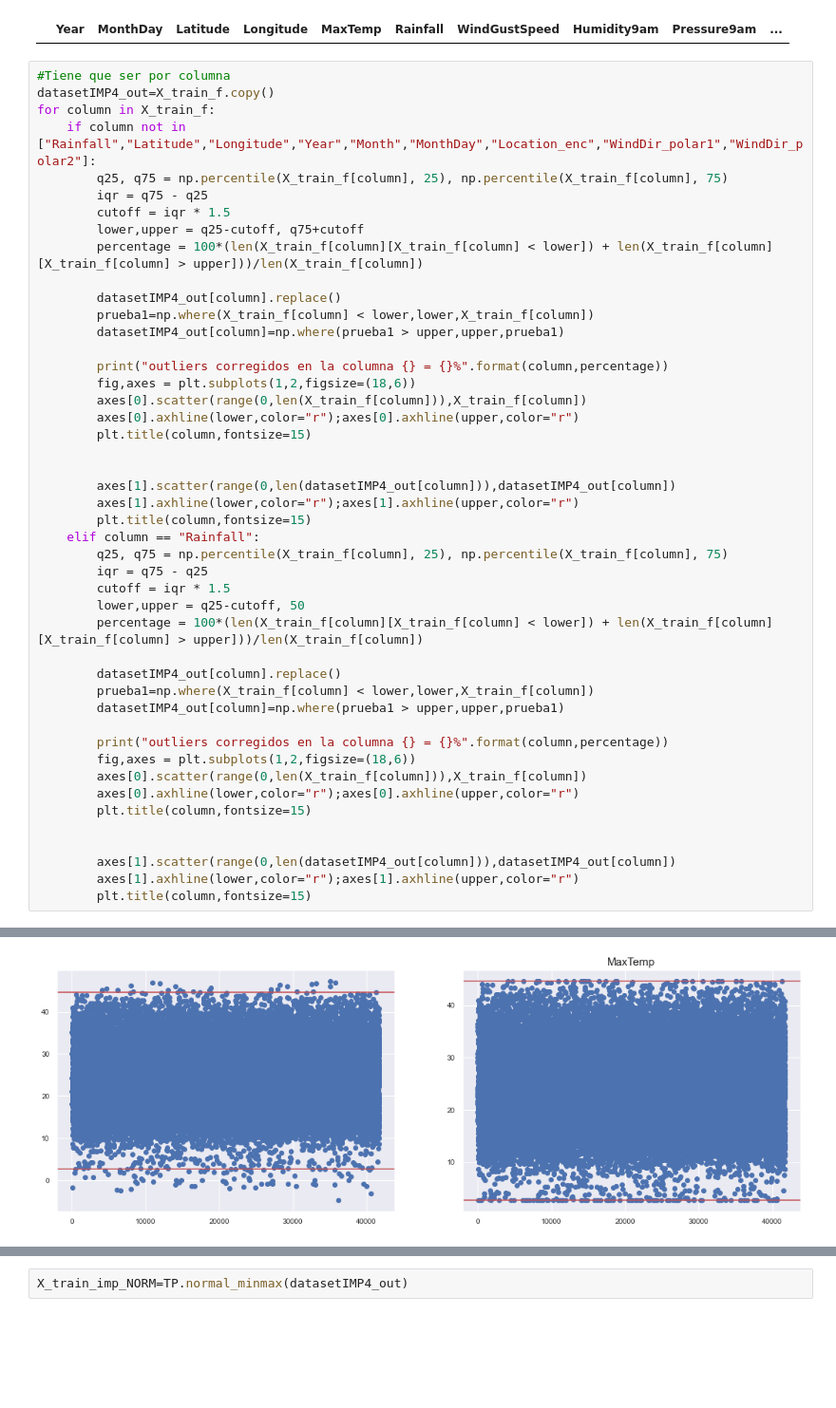
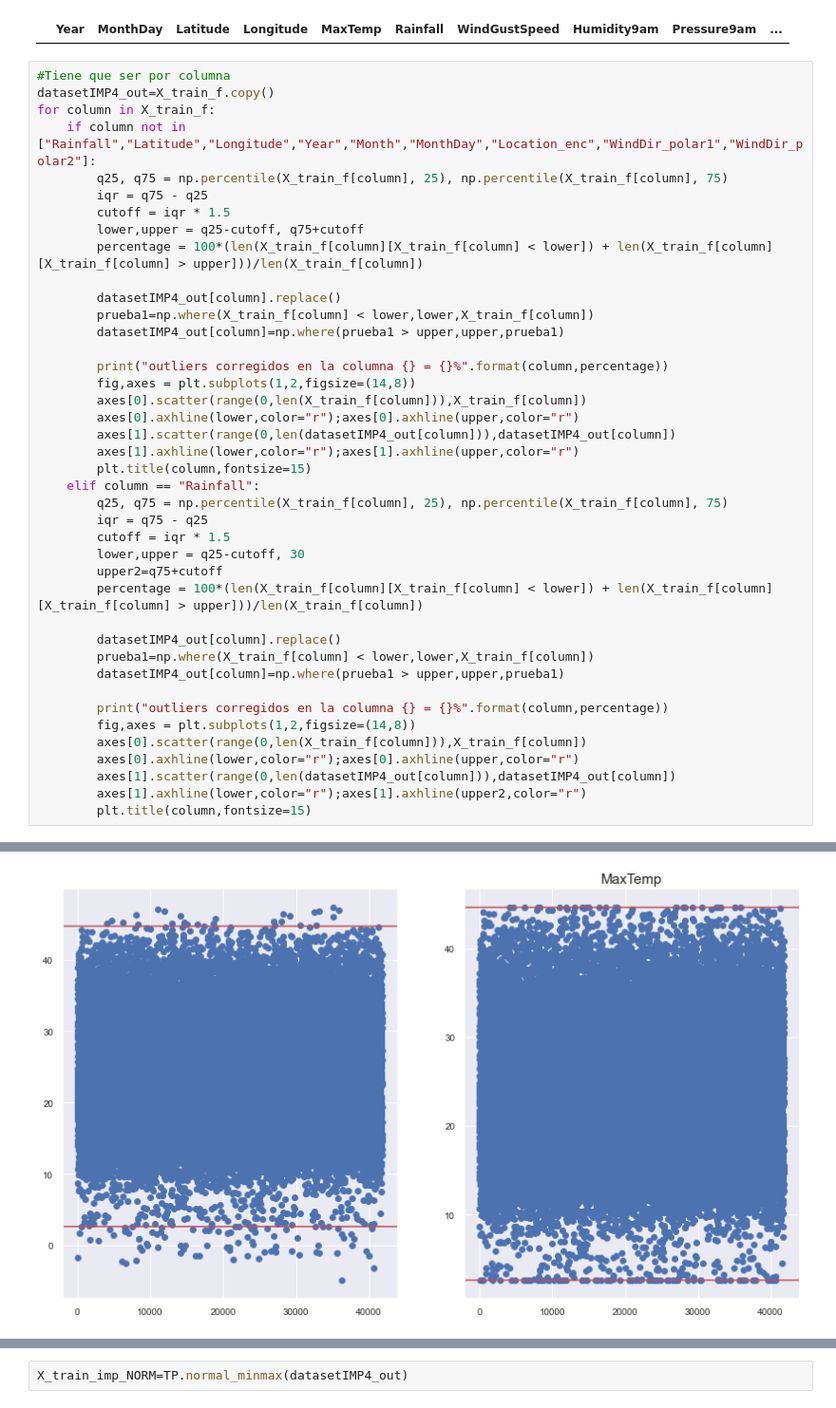
Before and after one commit to ezeguins/analisis_datos_TP, a Jupyter notebook: ColumnsStudy_oks.ipynb, the cells around one changed output, grey strips where cells are left out. Shown at 95% size. Cells and saved outputs as stored; diff of their text form; blank space fills up the shorter version.

```diff
--- a/ColumnsStudy_oks.ipynb
+++ b/ColumnsStudy_oks.ipynb
@@ -533,12 +534,9 @@ for column in X_train_f:
         datasetIMP4_out[column]=np.where(prueba1 > upper,upper,prueba1)
 
         print("outliers corregidos en la columna {} = {}%".format(column,percentage))
-        fig,axes = plt.subplots(1,2,figsize=(18,6))
+        fig,axes = plt.subplots(1,2,figsize=(14,8))
         axes[0].scatter(range(0,len(X_train_f[column])),X_train_f[column])
         axes[0].axhline(lower,color="r");axes[0].axhline(upper,color="r")
-        plt.title(column,fontsize=15)
-
-
         axes[1].scatter(range(0,len(datasetIMP4_out[column])),datasetIMP4_out[column])
         axes[1].axhline(lower,color="r");axes[1].axhline(upper,color="r")
         plt.title(column,fontsize=15)
@@ -546,7 +544,8 @@ for column in X_train_f:
         q25, q75 = np.percentile(X_train_f[column], 25), np.percentile(X_train_f[column], 75)
         iqr = q75 - q25
         cutoff = iqr * 1.5
-        lower,upper = q25-cutoff, 50
+        lower,upper = q25-cutoff, 30
+        upper2=q75+cutoff
         percentage = 100*(len(X_train_f[column][X_train_f[column] < lower]) + len(X_train_f[column][X_train_f[column] > upper]))/len(X_train_f[column])
 
         datasetIMP4_out[column].replace()
@@ -554,14 +553,11 @@ for column in X_train_f:
         datasetIMP4_out[column]=np.where(prueba1 > upper,upper,prueba1)
 
         print("outliers corregidos en la columna {} = {}%".format(column,percentage))
-        fig,axes = plt.subplots(1,2,figsize=(18,6))
+        fig,axes = plt.subplots(1,2,figsize=(14,8))
         axes[0].scatter(range(0,len(X_train_f[column])),X_train_f[column])
         axes[0].axhline(lower,color="r");axes[0].axhline(upper,color="r")
+        axes[1].scatter(range(0,len(datasetIMP4_out[column])),datasetIMP4_out[column])
+        axes[1].axhline(lower,color="r");axes[1].axhline(upper2,color="r")
         plt.title(column,fontsize=15)
-
-
-        axes[1].scatter(range(0,len(datasetIMP4_out[column])),datasetIMP4_out[column])
-        axes[1].axhline(lower,color="r");axes[1].axhline(upper,color="r")
-        plt.title(column,fontsize=15)
 # %% [output]
 outliers corregidos en la columna MaxTemp = 0.2586268828276539%
@@ -569,4 +565,4 @@ outliers corregidos en la columna Rainfall = 0.457386431667425%
 outliers corregidos en la columna WindGustSpeed = 3.5776718791158792%
 outliers corregidos en la columna Humidity9am = 0.9506932637275797%
 outliers corregidos en la columna Pressure9am = 2.2126966641921504%
-[figure, old version]
+[figure, new version]
```
Also changed, not shown: parts of 10 cells of this notebook.
